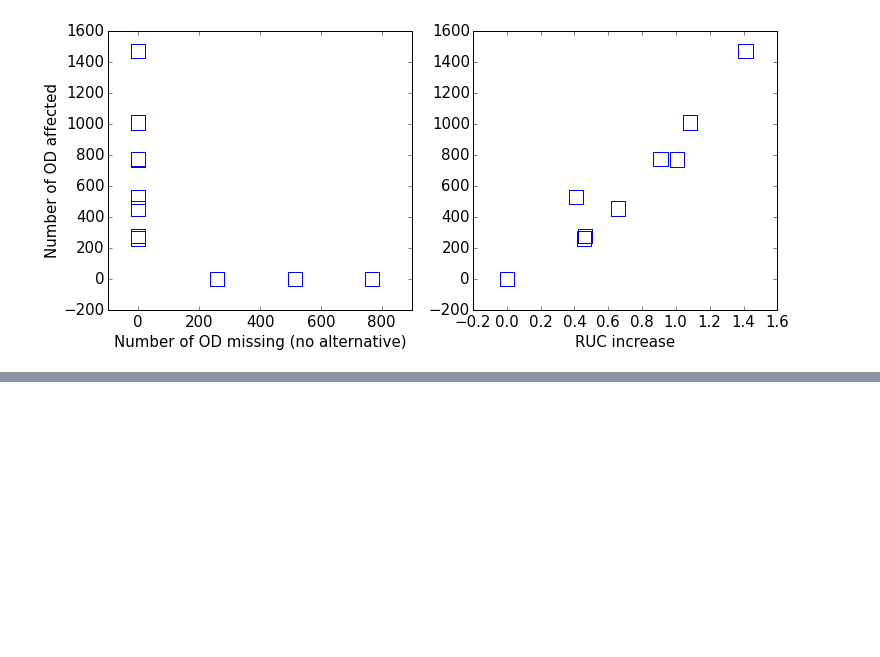
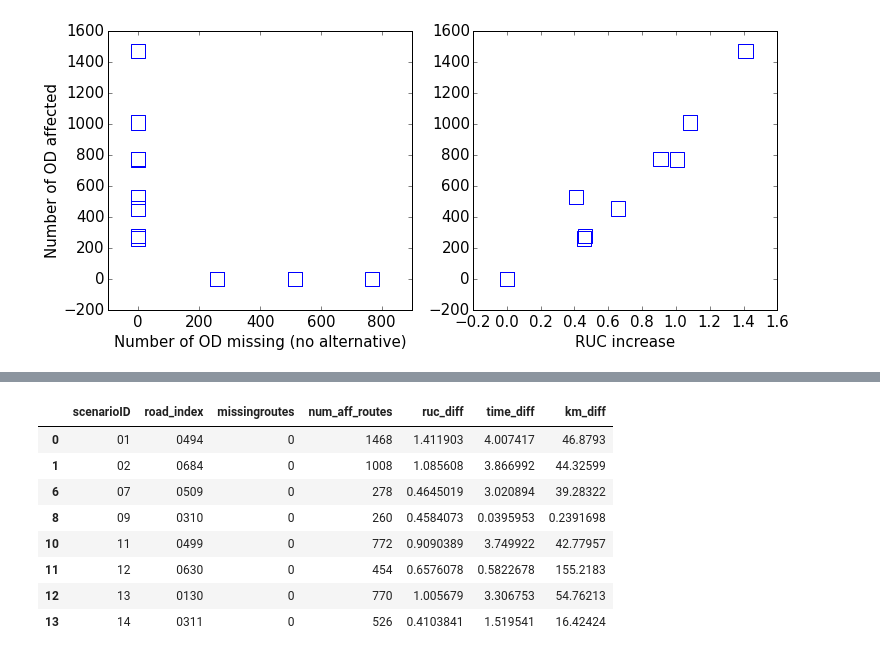
Before and after one commit to julierozz/mozambique, a Jupyter notebook: initial_analysis.ipynb, the cells around one changed output, grey strips where cells are left out. Cells and saved outputs as stored; diff of their text form; code cells hidden in the pictures; blank space fills up the shorter version.

Commit message:
adds road index

```diff
--- a/initial_analysis.ipynb
+++ b/initial_analysis.ipynb
@@ -35,7 +35,7 @@ baseline.head()
 | 1_64 | 1 | 64 | 3.956198 | 200.752788 | 2.126615 |
 | 1_52 | 1 | 52 | 5.932823 | 288.933716 | 2.992636 |
 # %%
-costs_all = pd.DataFrame(columns=["scenarioID","missingroutes",\
+costs_all = pd.DataFrame(columns=["scenarioID","road_index","missingroutes",\
                            "num_aff_routes","ruc_diff","time_diff","km_diff"])
 for file in list_csv:
     if ".csv" not in file:
@@ -45,7 +45,8 @@ for file in list_csv:
     if "Unrestricted" in file:
         continue
     scenar = pd.read_csv(datacsv+file)
-    n = (re.search('Restrict_(.*)_(.*)_01_20160714_01.csv', file).group(1))
+    n    = (re.search('Restrict_(.*)_(.*)_01_20160714_01.csv', file).group(1))
+    road = (re.search('Restrict_(.*)_(.*)_01_20160714_01.csv', file).group(2))
     scenar.index = scenar.O.astype(str)+'_'+scenar.D.astype(str)
     scenar['weights']=1
 
@@ -55,7 +56,7 @@ for file in list_csv:
     # we select only routes that get affected by the disruption
     affected_routes = (np.round(scenar.Total_RUC/baseline_nm.Total_RUC,3)!=1)&(baseline_nm.Total_RUC>0)
     if sum(affected_routes)==0:
-        costs_all.loc[len(costs_all),:] = [n,missingroutes,sum(affected_routes),\
+        costs_all.loc[len(costs_all),:] = [n,road,missingroutes,sum(affected_routes),\
                                            0,0,0]
     else:
 
@@ -75,7 +76,7 @@ for file in list_csv:
         km_diff   = np.sum(diff_km_baseline*subscenar.weights)/subscenar.weights.sum()
         #cost_with_traffic  = np.sum(diff_tot_baseline*subscenar.weights)/subscenar.weights.sum()
 
-        costs_all.loc[len(costs_all),:] = [n,missingroutes,sum(affected_routes),\
+        costs_all.loc[len(costs_all),:] = [n,road,missingroutes,sum(affected_routes),\
                                            ruc_diff,time_diff,km_diff]
 # %%
 costs_all[["missingroutes","num_aff_routes","ruc_diff","time_diff","km_diff"]].astype(float).describe()
@@ -135,0 +147,12 @@ plt.xlabel("RUC increase")
+# %%
+costs_all.ix[costs_all.num_aff_routes>0,:]
+# %% [output]
+|  | scenarioID | road_index | missingroutes | num_aff_routes | ruc_diff | time_diff | km_diff |
+| 0 | 01 | 0494 | 0 | 1468 | 1.411903 | 4.007417 | 46.8793 |
+| 1 | 02 | 0684 | 0 | 1008 | 1.085608 | 3.866992 | 44.32599 |
+| 6 | 07 | 0509 | 0 | 278 | 0.4645019 | 3.020894 | 39.28322 |
+| 8 | 09 | 0310 | 0 | 260 | 0.4584073 | 0.0395953 | 0.2391698 |
+| 10 | 11 | 0499 | 0 | 772 | 0.9090389 | 3.749922 | 42.77957 |
+| 11 | 12 | 0630 | 0 | 454 | 0.6576078 | 0.5822678 | 155.2183 |
+| 12 | 13 | 0130 | 0 | 770 | 1.005679 | 3.306753 | 54.76213 |
+| 13 | 14 | 0311 | 0 | 526 | 0.4103841 | 1.519541 | 16.42424 |
```
Also changed, not shown: parts of 1 cell of this notebook.
